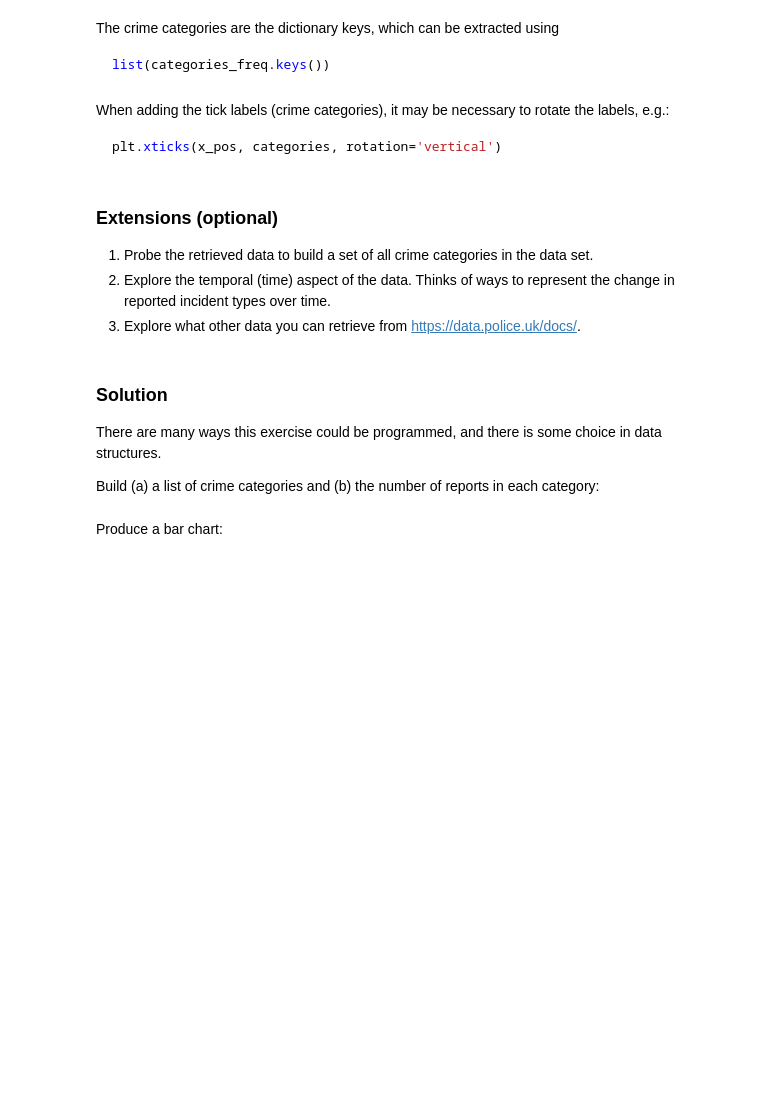
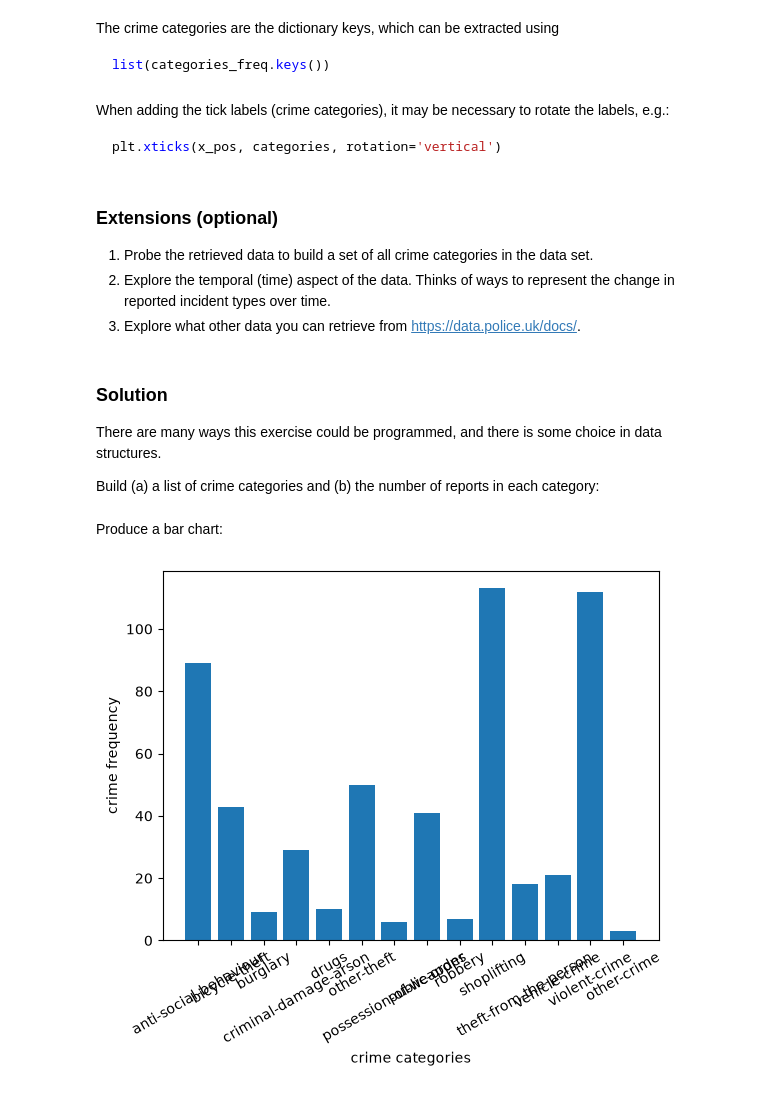
Before and after one commit to sc2664/PartIA-Computing-Michaelmas, a Jupyter notebook: Exercises/08 Exercises.ipynb, the cells around one changed output. Cells and saved outputs as stored; diff of their text form; code cells hidden in the pictures; blank space fills up the shorter version.

```diff
--- a/Exercises/08 Exercises.ipynb
+++ b/Exercises/08 Exercises.ipynb
@@ -296,7 +309,37 @@ categories_freq = {}
+# %%
+# Empty dictionary
+categories_freq = {}
+
+# create a list of the types of all crimes recorded
+categories_all_instances = [crime_data[n]['category'] for n in range(len(crime_data))]
+
+# create a list of crime categories with no repeats
+categories = []
+
+for x in categories_all_instances:
+    if x not in categories:
+        categories.append(x)
+
+# create a list of numbers of reports in each category
+crime_numbers = [categories_all_instances.count(x) for x in categories]
+
+categories_freq = dict(zip(categories, crime_numbers))
 # %% [markdown]
 Produce a bar chart:
 # %%
 # Create an array with the position of each bar along the x-axis
 x_pos = np.arange(len(categories_freq))
 
-...
+# Produce bar plot
+plt.bar(x_pos, crime_numbers, align='center');
+
+# Replace the x ticks with the Tripos name, and rotate labels 30 degrees
+plt.xticks(x_pos, categories, rotation=30)
+
+# Add axis labels
+plt.xlabel('crime categories')
+plt.ylabel('crime frequency')
+
+plt.show()
+# %% [output]
+[figure, added]
```
Also changed, not shown: parts of 3 cells of this notebook.
